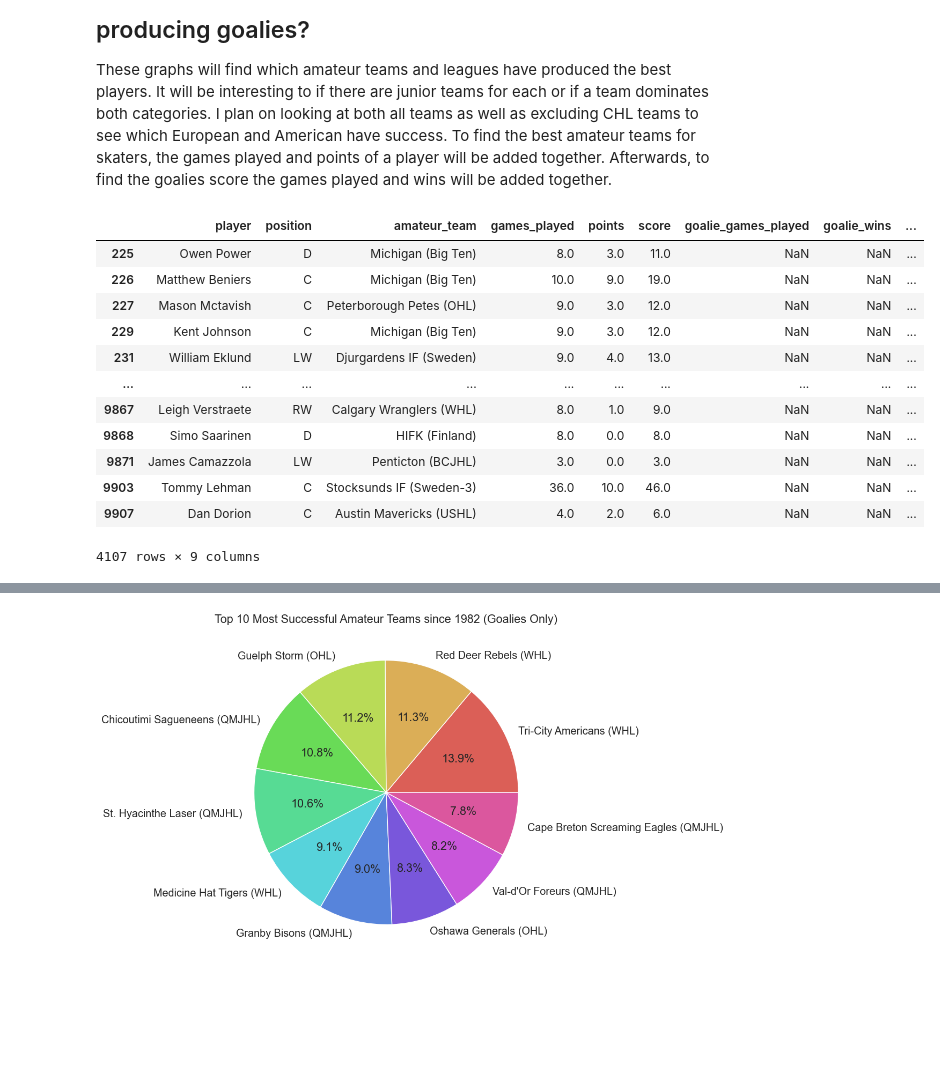
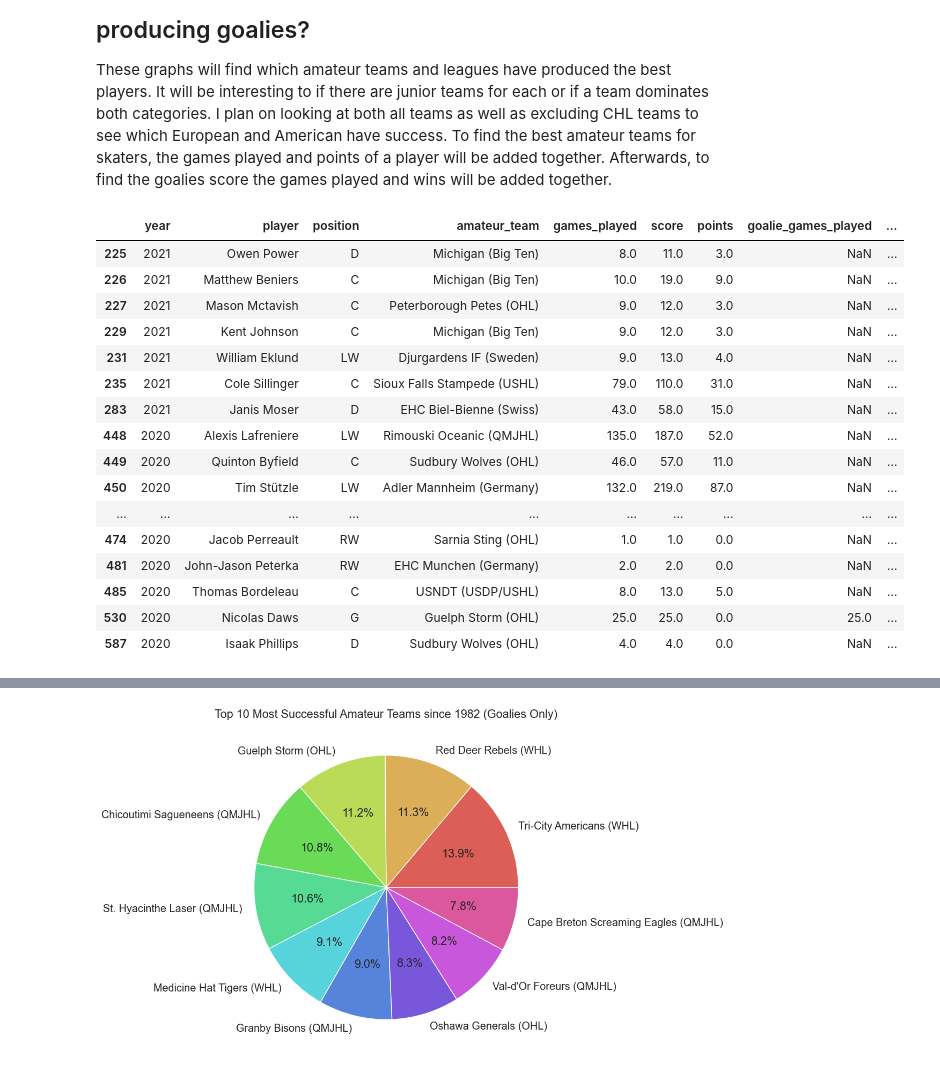
Before and after one commit to ubco-W2022T2-data301/project-group-group31, a Jupyter notebook: analysis/analysis3.ipynb, the cells around one changed output, grey strips where cells are left out. Saved outputs shown, nothing was run; the diff lists cells and outputs as text; code cells hidden in the pictures; blank space fills up the shorter version.

```diff
--- a/analysis/analysis3.ipynb
+++ b/analysis/analysis3.ipynb
@@ -12,30 +12,34 @@ import seaborn as sns
 # %%
 #Loading and processing data into dfAma
 from typing import TYPE_CHECKING
 if TYPE_CHECKING:
     from .code import project_functions3
 else:
     import sys
     sys.path.append("./code")
     import project_functions3
 
 df = project_functions3.load_and_process("../data/raw/NHLDraft.csv")
 df = df[df['amateur_team'].notnull()]
-df
+df.head(30)
 # %% [output]
-|  | player | position | amateur_team | games_played | points | score | goalie_games_played | goalie_wins | ... |
-| 225 | Owen Power | D | Michigan (Big Ten) | 8.0 | 3.0 | 11.0 | NaN | NaN | ... |
-| 226 | Matthew Beniers | C | Michigan (Big Ten) | 10.0 | 9.0 | 19.0 | NaN | NaN | ... |
-| 227 | Mason Mctavish | C | Peterborough Petes (OHL) | 9.0 | 3.0 | 12.0 | NaN | NaN | ... |
-| 229 | Kent Johnson | C | Michigan (Big Ten) | 9.0 | 3.0 | 12.0 | NaN | NaN | ... |
-| 231 | William Eklund | LW | Djurgardens IF (Sweden) | 9.0 | 4.0 | 13.0 | NaN | NaN | ... |
+|  | year | player | position | amateur_team | games_played | score | points | goalie_games_played | ... |
+| 225 | 2021 | Owen Power | D | Michigan (Big Ten) | 8.0 | 11.0 | 3.0 | NaN | ... |
+| 226 | 2021 | Matthew Beniers | C | Michigan (Big Ten) | 10.0 | 19.0 | 9.0 | NaN | ... |
+| 227 | 2021 | Mason Mctavish | C | Peterborough Petes (OHL) | 9.0 | 12.0 | 3.0 | NaN | ... |
+| 229 | 2021 | Kent Johnson | C | Michigan (Big Ten) | 9.0 | 12.0 | 3.0 | NaN | ... |
+| 231 | 2021 | William Eklund | LW | Djurgardens IF (Sweden) | 9.0 | 13.0 | 4.0 | NaN | ... |
+| 235 | 2021 | Cole Sillinger | C | Sioux Falls Stampede (USHL) | 79.0 | 110.0 | 31.0 | NaN | ... |
+| 283 | 2021 | Janis Moser | D | EHC Biel-Bienne (Swiss) | 43.0 | 58.0 | 15.0 | NaN | ... |
+| 448 | 2020 | Alexis Lafreniere | LW | Rimouski Oceanic (QMJHL) | 135.0 | 187.0 | 52.0 | NaN | ... |
+| 449 | 2020 | Quinton Byfield | C | Sudbury Wolves (OHL) | 46.0 | 57.0 | 11.0 | NaN | ... |
+| 450 | 2020 | Tim Stützle | LW | Adler Mannheim (Germany) | 132.0 | 219.0 | 87.0 | NaN | ... |
 | ... | ... | ... | ... | ... | ... | ... | ... | ... | ... |
-| 9867 | Leigh Verstraete | RW | Calgary Wranglers (WHL) | 8.0 | 1.0 | 9.0 | NaN | NaN | ... |
-| 9868 | Simo Saarinen | D | HIFK (Finland) | 8.0 | 0.0 | 8.0 | NaN | NaN | ... |
-| 9871 | James Camazzola | LW | Penticton (BCJHL) | 3.0 | 0.0 | 3.0 | NaN | NaN | ... |
-| 9903 | Tommy Lehman | C | Stocksunds IF (Sweden-3) | 36.0 | 10.0 | 46.0 | NaN | NaN | ... |
-| 9907 | Dan Dorion | C | Austin Mavericks (USHL) | 4.0 | 2.0 | 6.0 | NaN | NaN | ... |
+| 474 | 2020 | Jacob Perreault | RW | Sarnia Sting (OHL) | 1.0 | 1.0 | 0.0 | NaN | ... |
+| 481 | 2020 | John-Jason Peterka | RW | EHC Munchen (Germany) | 2.0 | 2.0 | 0.0 | NaN | ... |
+| 485 | 2020 | Thomas Bordeleau | C | USNDT (USDP/USHL) | 8.0 | 13.0 | 5.0 | NaN | ... |
+| 530 | 2020 | Nicolas Daws | G | Guelph Storm (OHL) | 25.0 | 25.0 | 0.0 | 25.0 | ... |
+| 587 | 2020 | Isaak Phillips | D | Sudbury Wolves (OHL) | 4.0 | 4.0 | 0.0 | NaN | ... |
-4107 rows × 9 columns
 # %%
 sns.set_theme(style="ticks",
               font_scale=1.3, # This scales the fonts slightly higher
```
Also changed, not shown: parts of 9 cells of this notebook, 1 other file.
